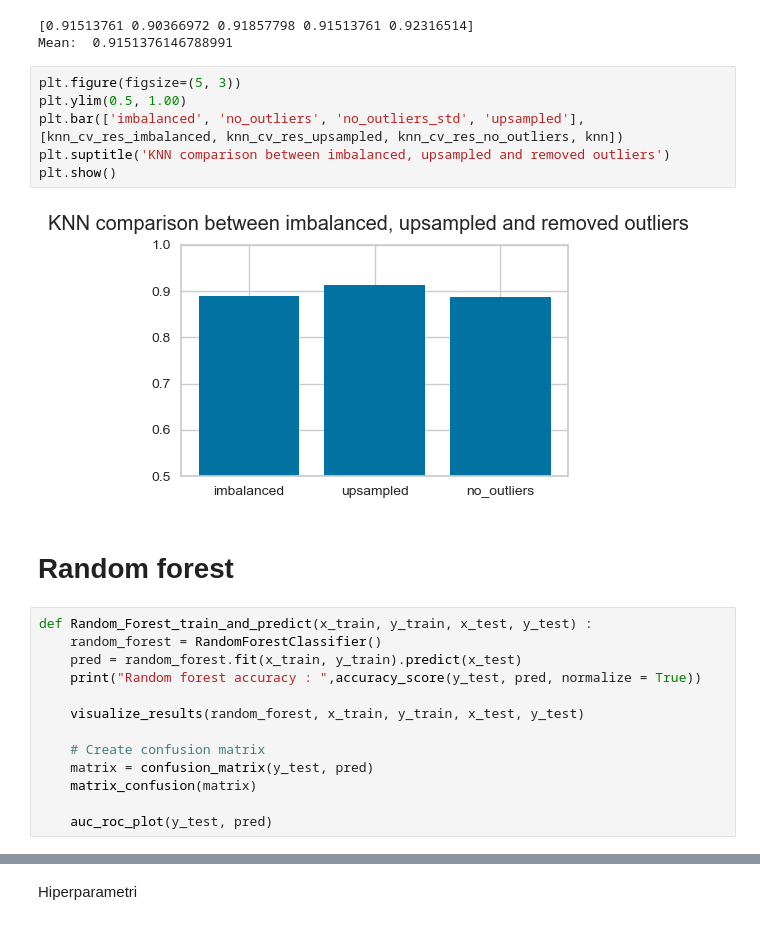
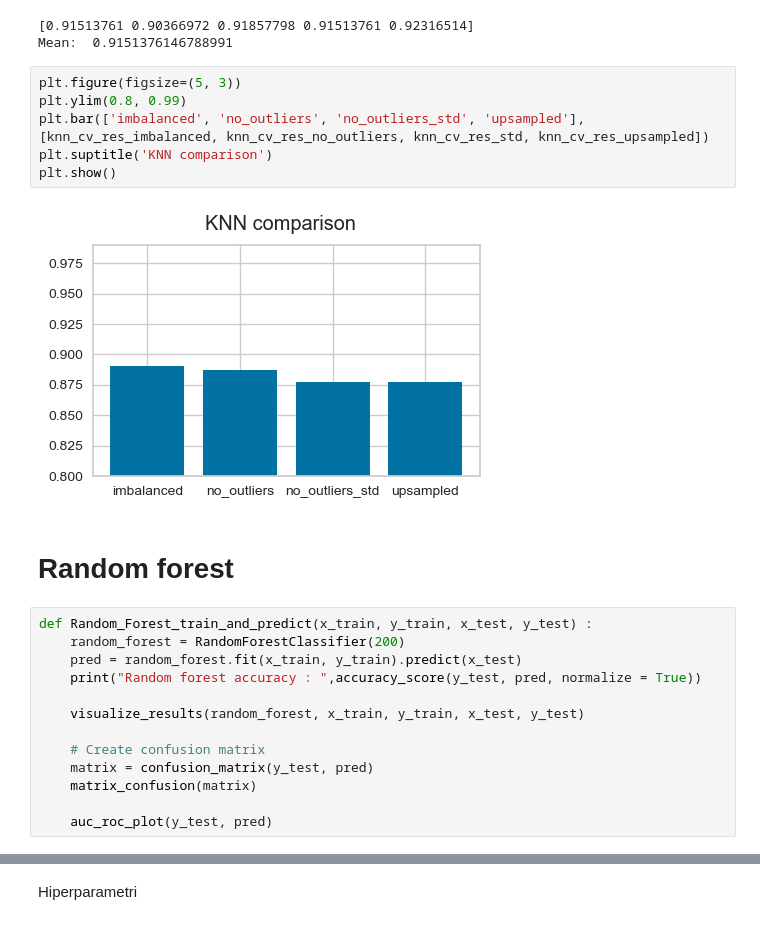
Before and after one commit to sanjamilenkovic/MachineLearning, a Jupyter notebook: ml_1/ml_1.ipynb, the cells around one changed output, grey strips where cells are left out. Cells and saved outputs as stored; diff of their text form.

```diff
--- a/ml_1/ml_1.ipynb
+++ b/ml_1/ml_1.ipynb
@@ -619,17 +619,17 @@ KNN accuracy score :  0.8990825688073395
 Mean:  0.9151376146788991
 # %%
 plt.figure(figsize=(5, 3))
-plt.ylim(0.5, 1.00)
-plt.bar(['imbalanced', 'no_outliers', 'no_outliers_std', 'upsampled'], [knn_cv_res_imbalanced, knn_cv_res_upsampled, knn_cv_res_no_outliers, knn])
-plt.suptitle('KNN comparison between imbalanced, upsampled and removed outliers')
+plt.ylim(0.8, 0.99)
+plt.bar(['imbalanced', 'no_outliers', 'no_outliers_std', 'upsampled'], [knn_cv_res_imbalanced, knn_cv_res_no_outliers, knn_cv_res_std, knn_cv_res_upsampled])
+plt.suptitle('KNN comparison')
 plt.show()
 # %% [output]
-[figure, old version]
+[figure, new version]
 # %% [markdown]
 # Random forest
 # %%
 def Random_Forest_train_and_predict(x_train, y_train, x_test, y_test) :
-    random_forest = RandomForestClassifier()
+    random_forest = RandomForestClassifier(200)
     pred = random_forest.fit(x_train, y_train).predict(x_test)
     print("Random forest accuracy : ",accuracy_score(y_test, pred, normalize = True))
 
```
Also changed, not shown: parts of 11 cells of this notebook.
